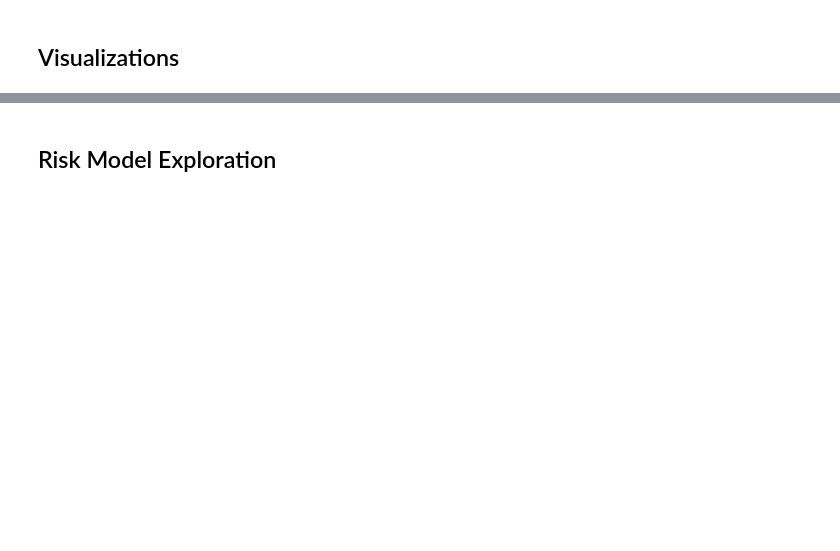
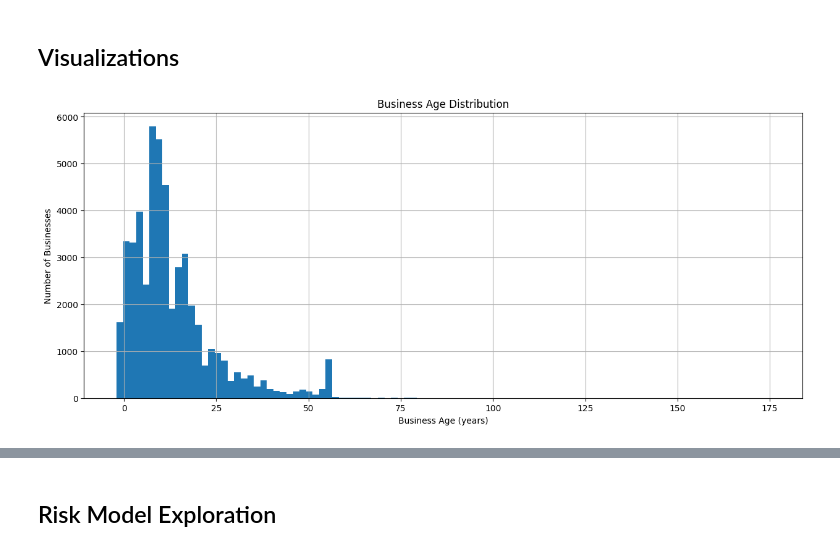
Before and after one commit to maxxie114/slowcal, a Jupyter notebook: notebooks/exploration.ipynb, the cells around one changed output, grey strips where cells are left out. Saved outputs shown, nothing was run; the diff lists cells and outputs as text; code cells hidden in the pictures; blank space fills up the shorter version.

```diff
--- a/notebooks/exploration.ipynb
+++ b/notebooks/exploration.ipynb
@@ -118,13 +199,15 @@ merged_df.head()
 # %%
 # Business age distribution
 if 'business_start_year' in merged_df.columns:
     merged_df['business_age'] = 2024 - merged_df['business_start_year']
-    plt.figure(figsize=(10, 6))
-    merged_df['business_age'].hist(bins=30)
+    plt.figure(figsize=(15, 6))
+    merged_df['business_age'].hist(bins=100)
     plt.title('Business Age Distribution')
     plt.xlabel('Business Age (years)')
     plt.ylabel('Number of Businesses')
     plt.show()
+# %% [output]
+[figure, added]
 # %%
 # Complaints vs Permits
 if 'total_complaints' in merged_df.columns and 'total_permits' in merged_df.columns:
```
Also changed, not shown: parts of 22 cells of this notebook, 5 other files.
